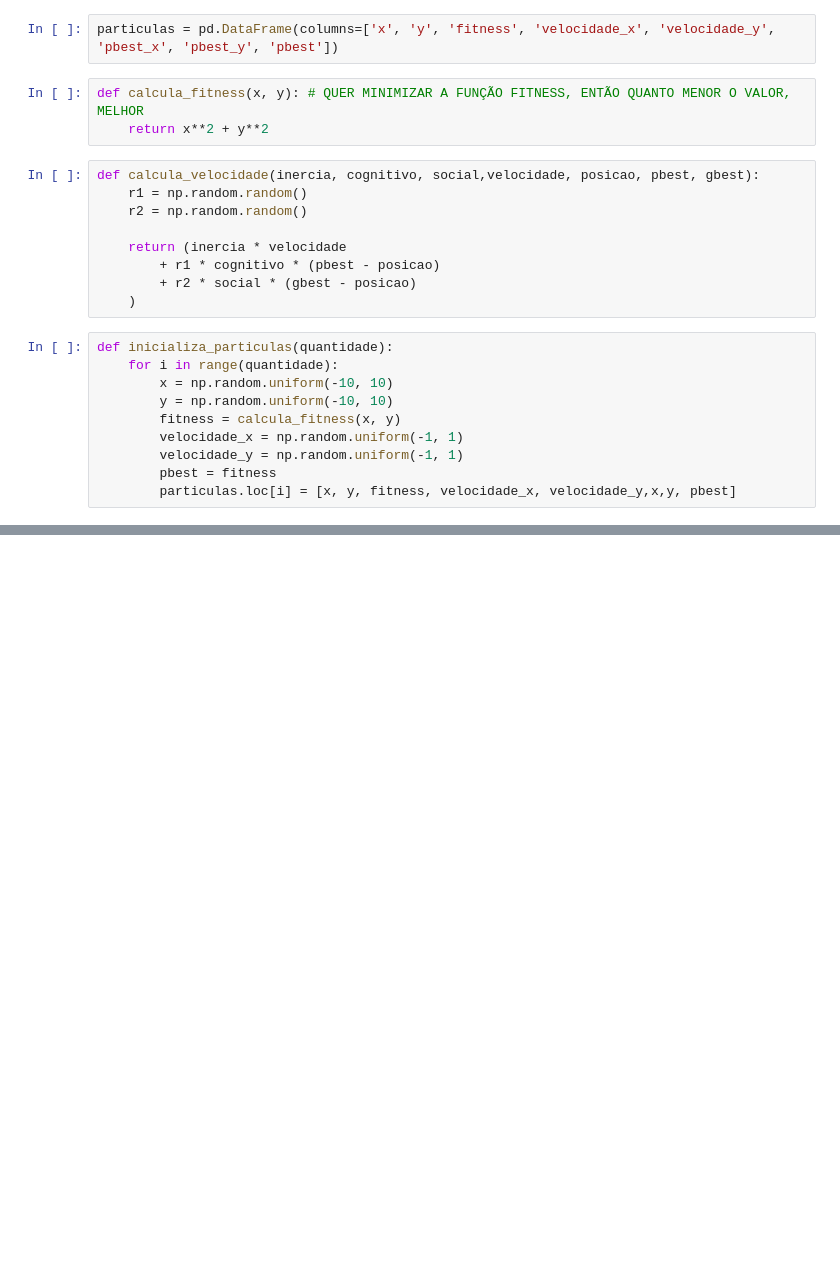
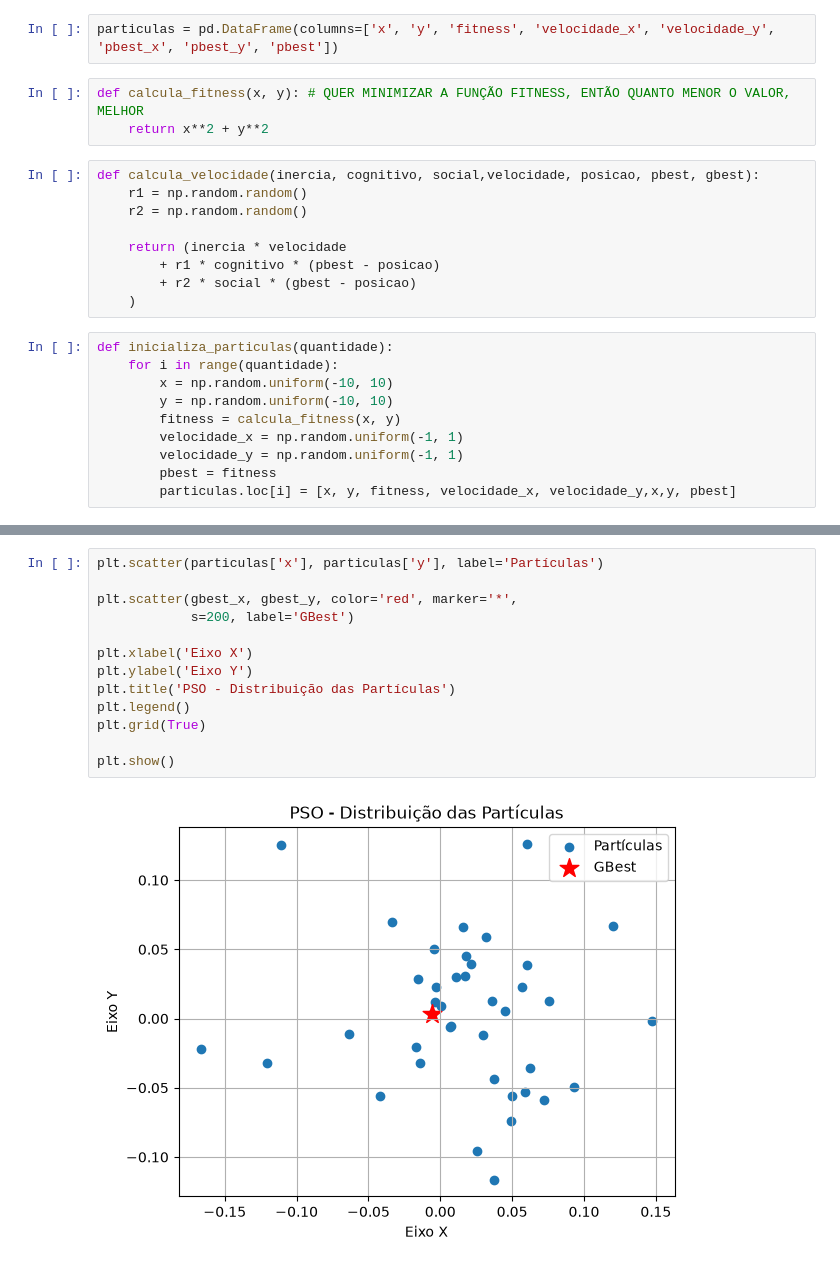
Before and after one commit to caueDsilva/PSO, a Jupyter notebook: PSO.ipynb, the cells around one changed output, grey strips where cells are left out. Saved outputs shown, nothing was run; the diff lists cells and outputs as text; blank space fills up the shorter version.

```diff
--- a/PSO.ipynb
+++ b/PSO.ipynb
@@ -66,0 +100,15 @@ particulas.head(10)
+# %%
+plt.scatter(particulas['x'], particulas['y'], label='Partículas')
+
+plt.scatter(gbest_x, gbest_y, color='red', marker='*',
+            s=200, label='GBest')
+
+plt.xlabel('Eixo X')
+plt.ylabel('Eixo Y')
+plt.title('PSO - Distribuição das Partículas')
+plt.legend()
+plt.grid(True)
+
+plt.show()
+# %% [output]
+[figure, added]
```
Also changed, not shown: parts of 9 cells of this notebook.
